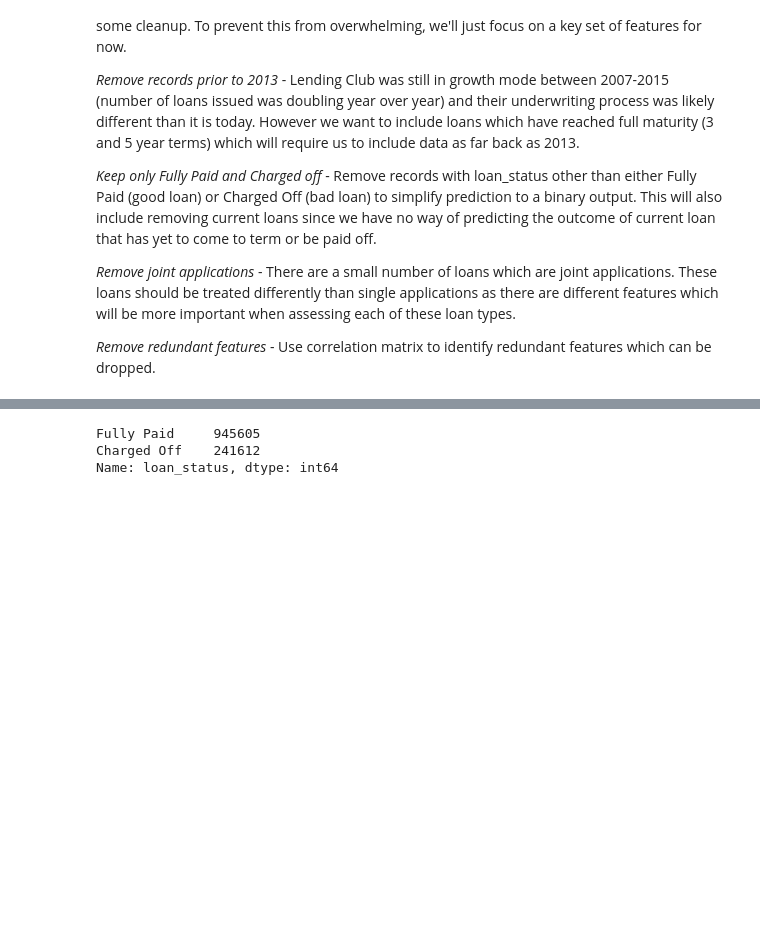
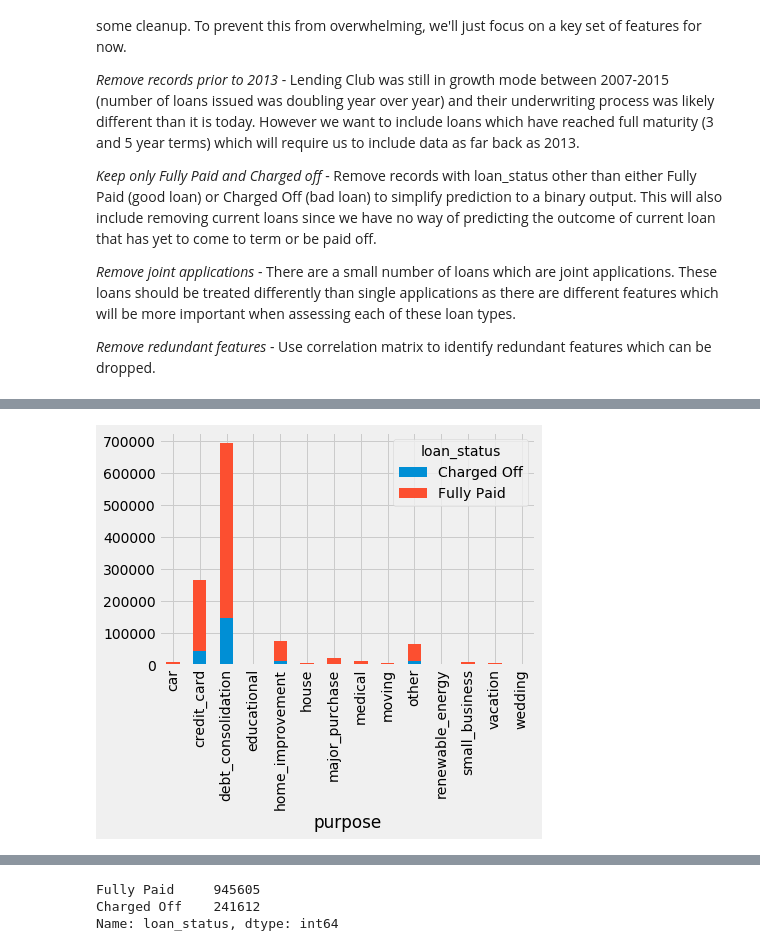
Before and after one commit to just1jp/loan_prediction, a Jupyter notebook: Loan Prediction.ipynb, the cells around one changed output, grey strips where cells are left out. Saved outputs shown, nothing was run; the diff lists cells and outputs as text; code cells hidden in the pictures; blank space fills up the shorter version.

```diff
--- a/Loan Prediction.ipynb
+++ b/Loan Prediction.ipynb
@@ -96,0 +122,4 @@ loans = loans.loc[loans.application_type.isin(['Individual'])]
+# %%
+loans.groupby('purpose')['loan_status'].value_counts().unstack().plot(kind='bar', stacked=True);
+# %% [output]
+[figure, added]
```
Also changed, not shown: parts of 7 cells of this notebook.
